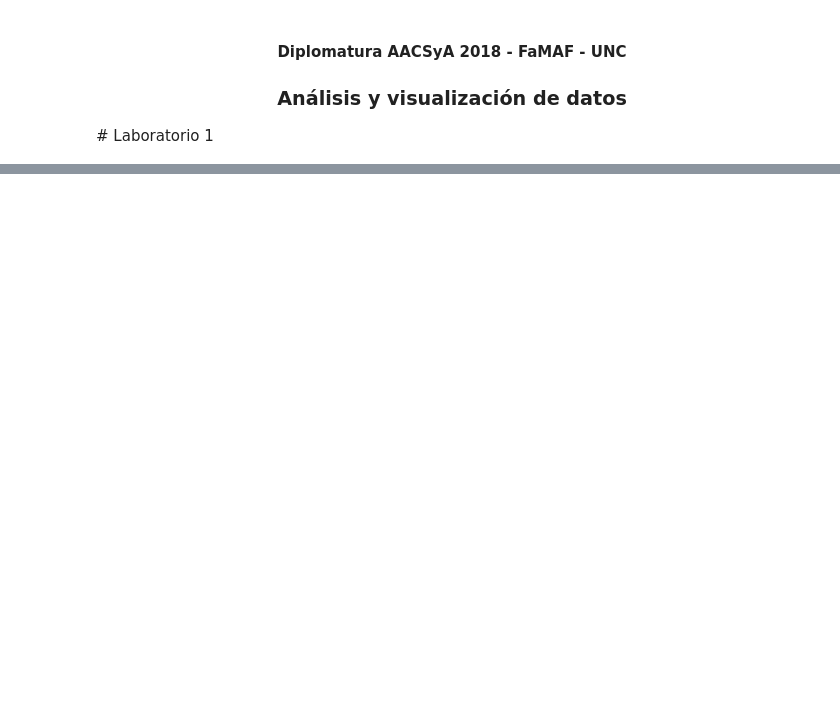
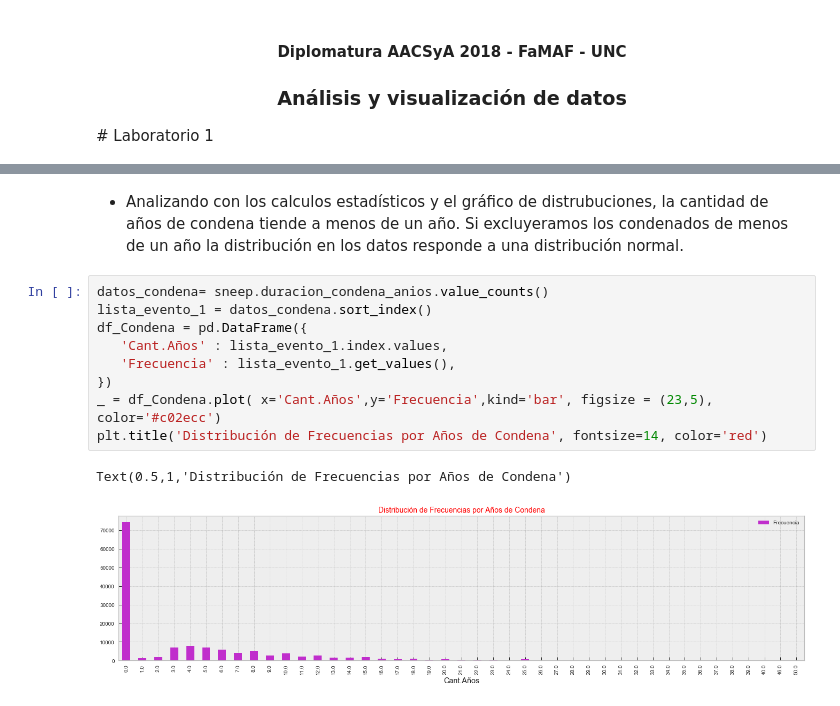
Before and after one commit to lauraminuet/AnalisisYVisualizacion, a Jupyter notebook: Laboratorio1.ipynb, the cells around one changed output, grey strips where cells are left out. Cells and saved outputs as stored; diff of their text form; blank space fills up the shorter version.

```diff
--- a/Laboratorio1.ipynb
+++ b/Laboratorio1.ipynb
@@ -61,0 +82,14 @@ _ = datos_1.plot(kind='bar', figsize = (23,5))
+# %% [markdown]
+* Analizando con los calculos estadísticos y el gráfico de distrubuciones, la cantidad de años de condena tiende a menos de un año. Si excluyeramos los condenados de menos de un año la distribución en los datos responde a una distribución normal.
+# %%
+datos_condena= sneep.duracion_condena_anios.value_counts()
+lista_evento_1 = datos_condena.sort_index()
+df_Condena = pd.DataFrame({
+   'Cant.Años' : lista_evento_1.index.values,
+   'Frecuencia' : lista_evento_1.get_values(),
+})
+_ = df_Condena.plot( x='Cant.Años',y='Frecuencia',kind='bar', figsize = (23,5), color='#c02ecc')
+plt.title('Distribución de Frecuencias por Años de Condena', fontsize=14, color='red')
+# %% [output]
+Text(0.5,1,'Distribución de Frecuencias por Años de Condena')
+[figure, added]
```
Also changed, not shown: parts of 25 cells of this notebook.
